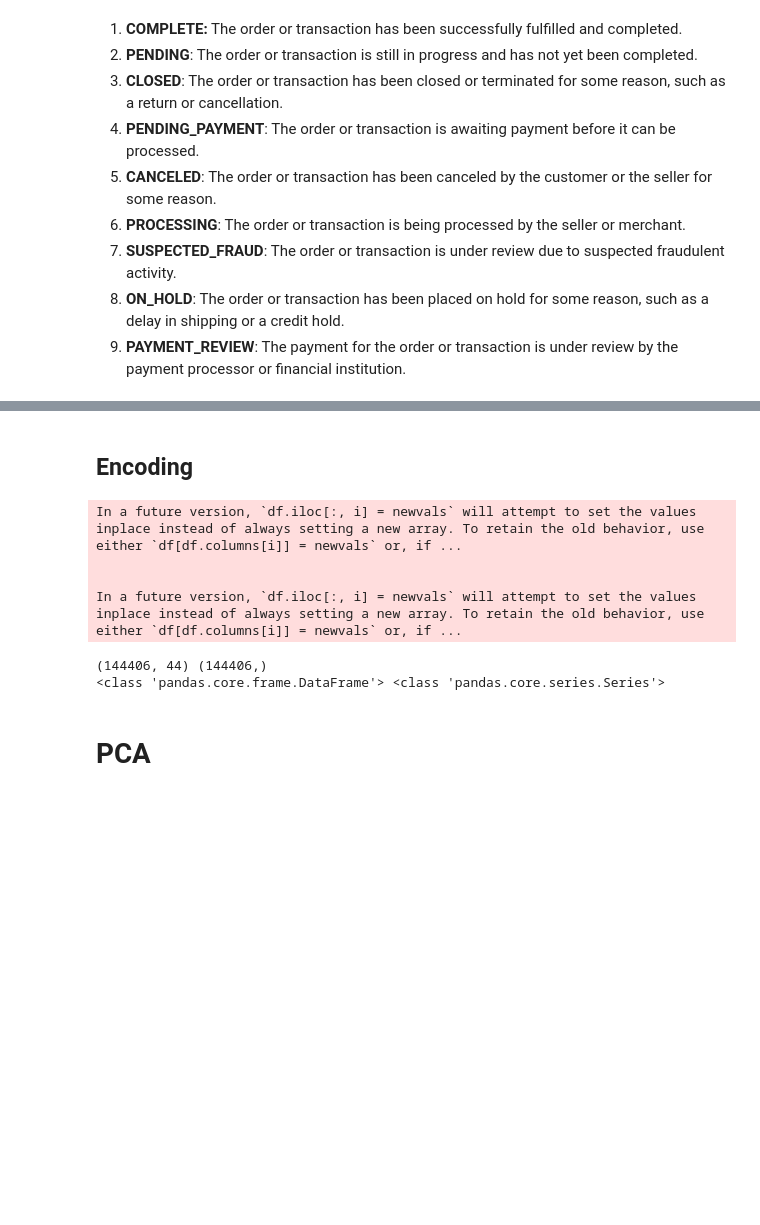
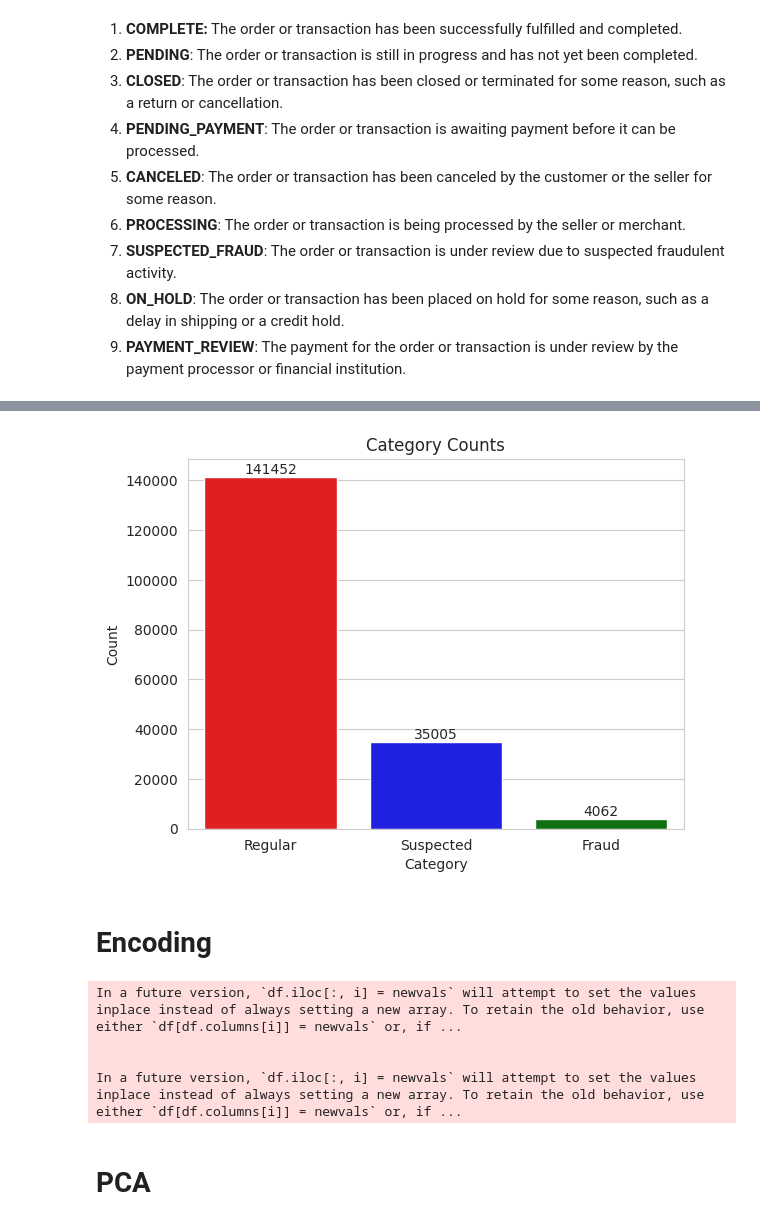
Before and after one commit to giakomorssi/Fraud-and-Delivery, a Jupyter notebook: 03_FraudDetection.ipynb, the cells around one changed output, grey strips where cells are left out. Drawn from its saved outputs; the diff is of its cells as text; code cells hidden in the pictures; blank space fills up the shorter version.

```diff
--- a/03_FraudDetection.ipynb
+++ b/03_FraudDetection.ipynb
@@ -143,0 +86,30 @@ iplot(fig, filename='class')
+# %%
+import seaborn as sns
+import matplotlib.pyplot as plt
+import plotly.graph_objs as go
+from plotly.offline import download_plotlyjs, init_notebook_mode, plot, iplot
+
+temp = df["Category"].value_counts()
+df1 = pd.DataFrame({'Category': temp.index,'values': temp.values})
+
+# define the colors for each category
+colors = ['red', 'blue', 'green']
+
+# create the bar plot with colors and legend
+sns.set_style('whitegrid')
+ax = sns.barplot(x='Category', y='values', data=df1, palette=colors)
+
+# set the axis labels and title
+plt.xlabel('Category')
+plt.ylabel('Count')
+plt.title('Category Counts')
+
+# add the number on top of each bar
+for i, v in enumerate(df1['values']):
+    ax.text(i, v, str(v), ha='center', va='bottom')
+
+
+# show the plot
+plt.show()
+# %% [output]
+[figure, added]
@@ -144,2 +128,2 @@ iplot(fig, filename='class')
 # %% [markdown]
-## Encoding
+# Encoding
@@ -252,12 +212,6 @@ y_train = np.ravel(y_train)
 
 X_train.columns = X_train.columns.astype(str)
 X_test.columns = X_test.columns.astype(str)
-
-print(X_train.shape, y_train.shape)
-print(type(X), type(y))
-# %% [output]
-(144406, 44) (144406,)
-<class 'pandas.core.frame.DataFrame'> <class 'pandas.core.series.Series'>
 # %% [markdown]
 # PCA
 # %%
```
Also changed, not shown: parts of 29 cells of this notebook.
